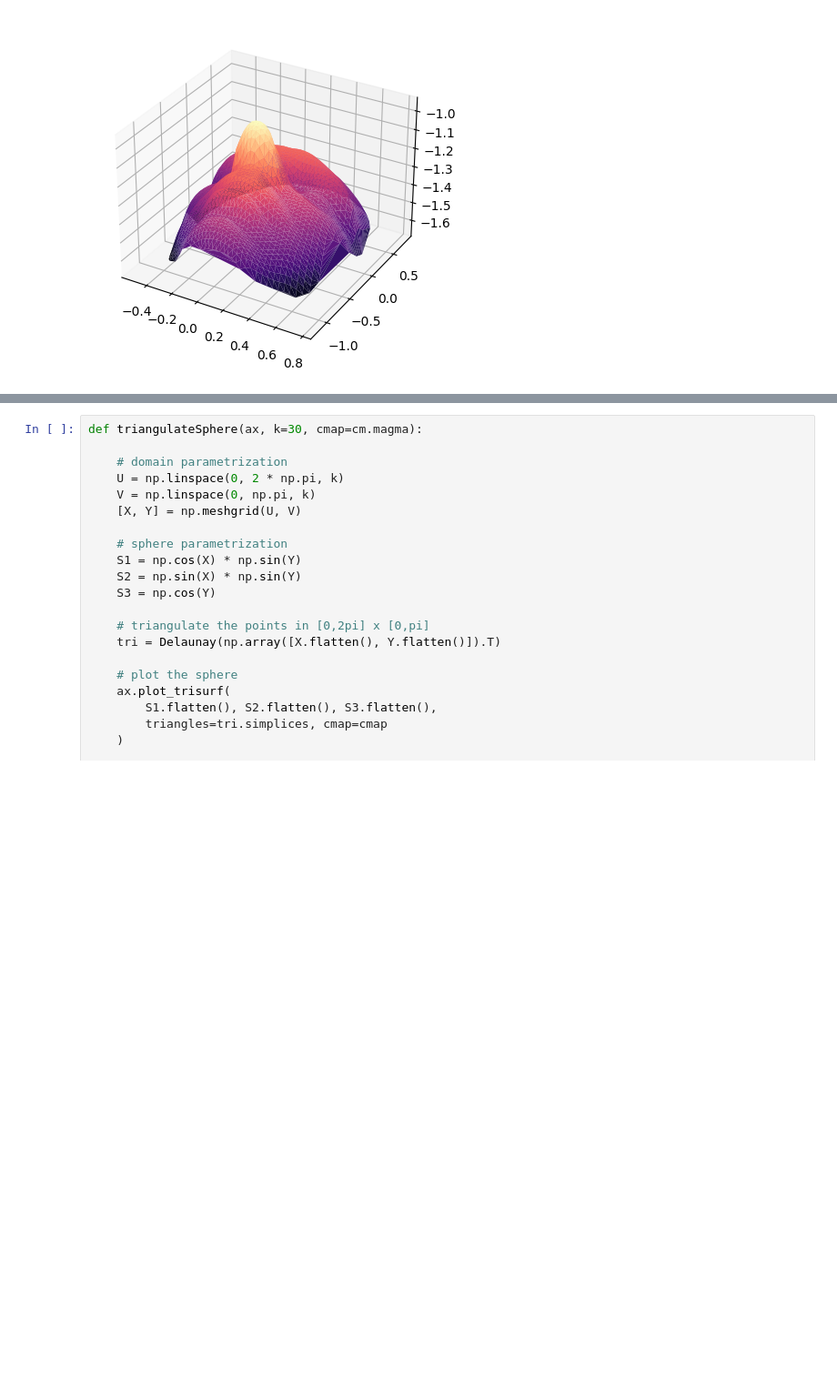
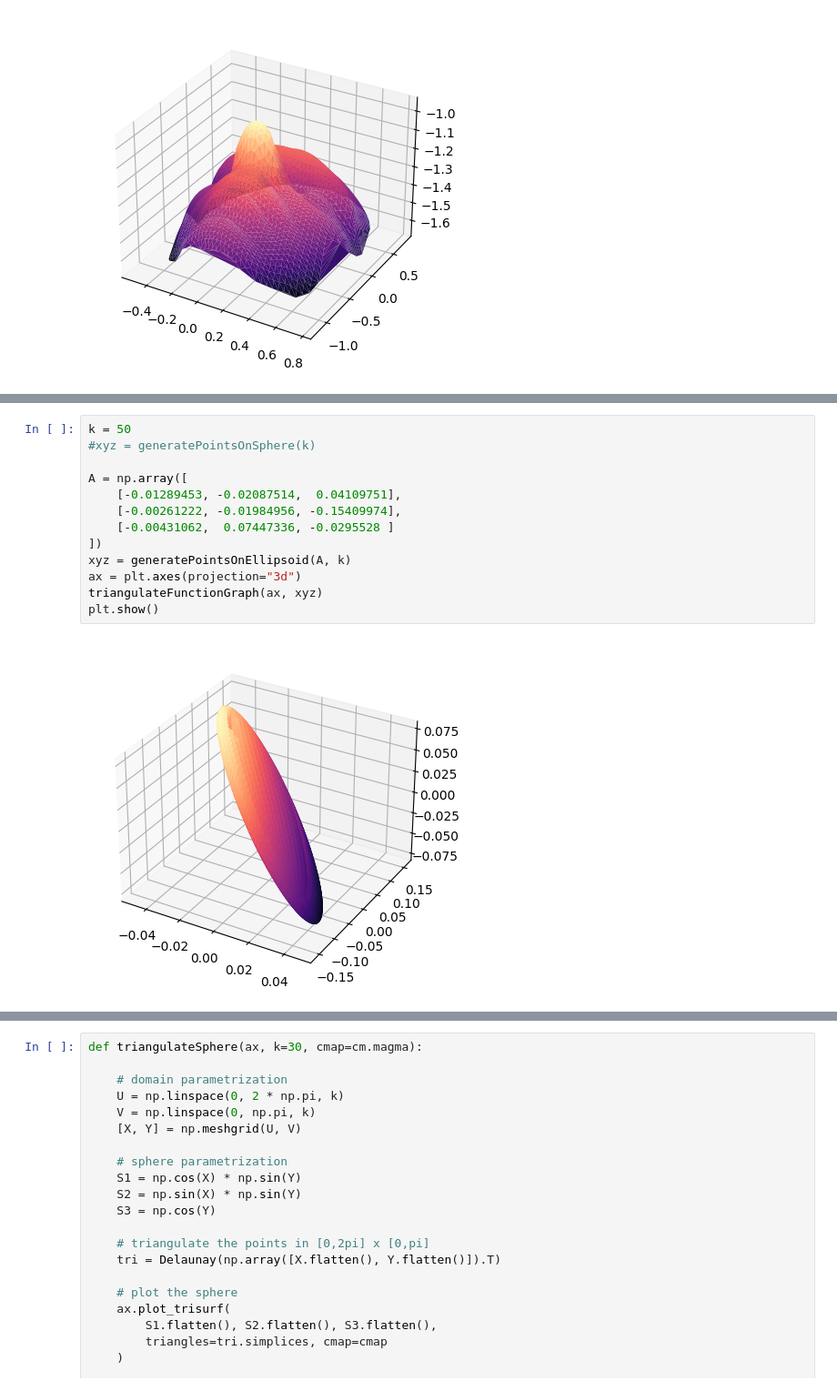
Before and after one commit to rishabh-ranjan1/WIP, a Jupyter notebook: BrainFlattening.ipynb, the cells around one changed output, grey strips where cells are left out. Shown: that part at 91% size. Saved outputs shown, nothing was run; the diff lists cells and outputs as text; blank space fills up the shorter version.

```diff
--- a/BrainFlattening.ipynb
+++ b/BrainFlattening.ipynb
@@ -57 +91,16 @@ array([[-0.50618101, -0.10307634, -1.65314737],
+# %%
+k = 50
+#xyz = generatePointsOnSphere(k)
+
+A = np.array([
+    [-0.01289453, -0.02087514,  0.04109751],
+    [-0.00261222, -0.01984956, -0.15409974],
+    [-0.00431062,  0.07447336, -0.0295528 ]
+])
+xyz = generatePointsOnEllipsoid(A, k)
+ax = plt.axes(projection="3d")
+triangulateFunctionGraph(ax, xyz)
+plt.show()
+# %% [output]
+[figure, added]
 # %%
```
Also changed, not shown: parts of 3 cells of this notebook.
